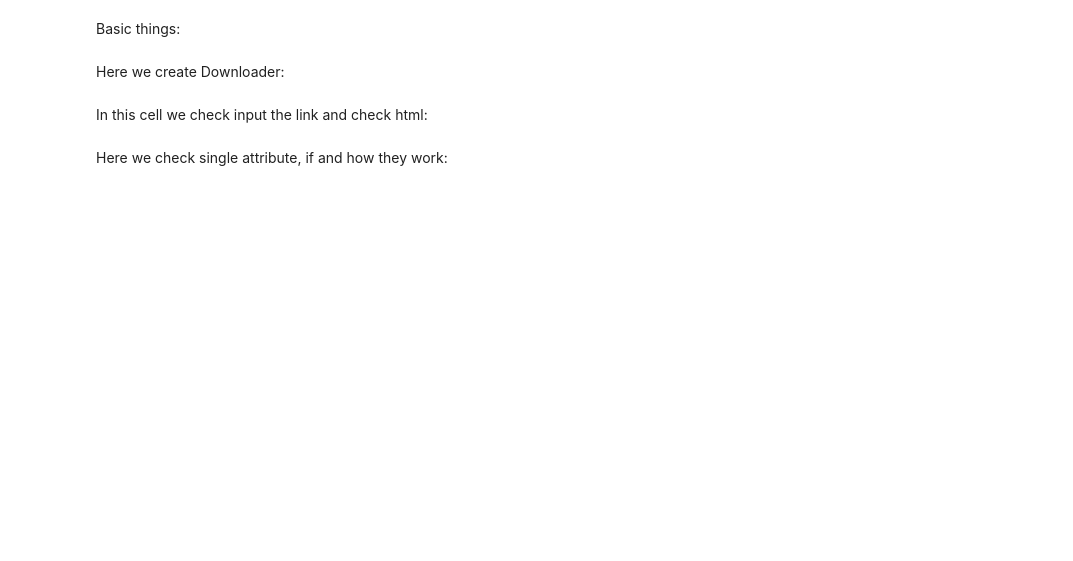
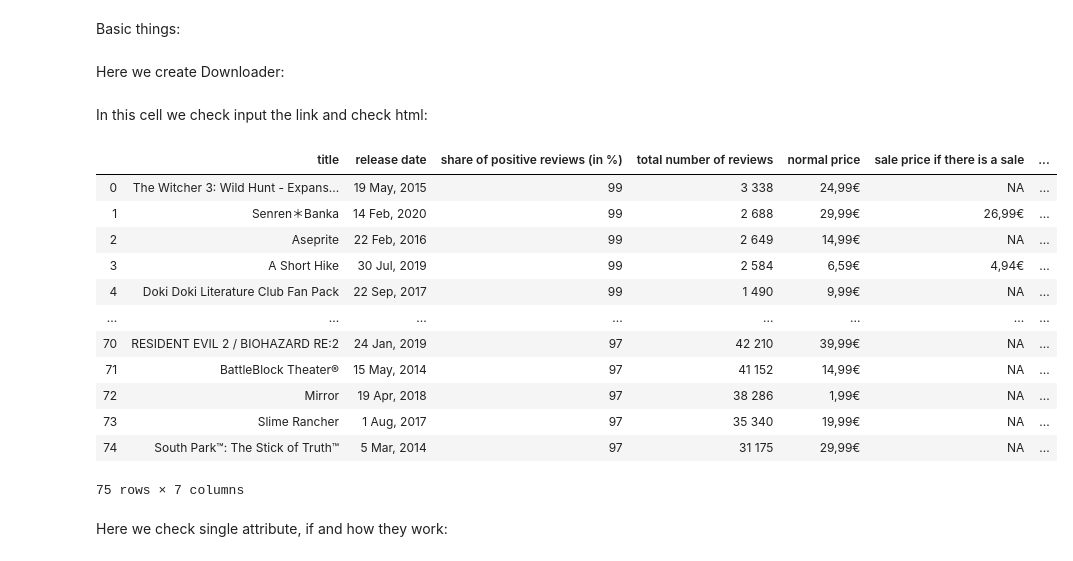
Before and after one commit to magicbeans817/likememes, a Jupyter notebook: project.ipynb, the cells around one changed output. Drawn from its saved outputs; the diff is of its cells as text; code cells hidden in the pictures; blank space fills up the shorter version.

```diff
--- a/project.ipynb
+++ b/project.ipynb
@@ -121,12 +121,42 @@ class Downloader:
              'sale price if there is a sale': pd.Series(sale_price),
              'sale rate (in %)': pd.Series(sale_rate)})
         return self.data
+
+    def hoarder(self):
+        urls = []
+        for i in range(3):
+            urls.append(self.link + f"&page={1+i}")
+        return urls
+
+    def download_data(self):
+        urls = self.hoarder()
+        Frame = pd.DataFrame()
+        for url in urls:
+            Frame = Frame.append(pd.DataFrame(data = Downloader(url).dataf()))
+        Frame.index = range(3*25)
+        return Frame
 # %% [markdown]
 In this cell we check input the link and check html:
 # %%
 first = Downloader('https://store.steampowered.com/search/?sort_by=Reviews_DESC&os=win&filter=globaltopsellers')
 #first.download() # in order to explore page html in a reasonable way, one can use online javascript beautifier, available at:
 # beautifier.io
+dataset = first.download_data()
+dataset
+# %% [output]
+|  | title | release date | share of positive reviews (in %) | total number of reviews | normal price | sale price if there is a sale | ... |
+| 0 | The Witcher 3: Wild Hunt - Expans... | 19 May, 2015 | 99 | 3 338 | 24,99€ | NA | ... |
+| 1 | Senren＊Banka | 14 Feb, 2020 | 99 | 2 688 | 29,99€ | 26,99€ | ... |
+| 2 | Aseprite | 22 Feb, 2016 | 99 | 2 649 | 14,99€ | NA | ... |
+| 3 | A Short Hike | 30 Jul, 2019 | 99 | 2 584 | 6,59€ | 4,94€ | ... |
+| 4 | Doki Doki Literature Club Fan Pack | 22 Sep, 2017 | 99 | 1 490 | 9,99€ | NA | ... |
+| ... | ... | ... | ... | ... | ... | ... | ... |
+| 70 | RESIDENT EVIL 2 / BIOHAZARD RE:2 | 24 Jan, 2019 | 97 | 42 210 | 39,99€ | NA | ... |
+| 71 | BattleBlock Theater® | 15 May, 2014 | 97 | 41 152 | 14,99€ | NA | ... |
+| 72 | Mirror | 19 Apr, 2018 | 97 | 38 286 | 1,99€ | NA | ... |
+| 73 | Slime Rancher | 1 Aug, 2017 | 97 | 35 340 | 19,99€ | NA | ... |
+| 74 | South Park™: The Stick of Truth™ | 5 Mar, 2014 | 97 | 31 175 | 29,99€ | NA | ... |
+75 rows × 7 columns
 # %% [markdown]
 Here we check single attribute, if and how they work:
 # %%
```
Also changed, not shown: parts of 1 cell of this notebook.
